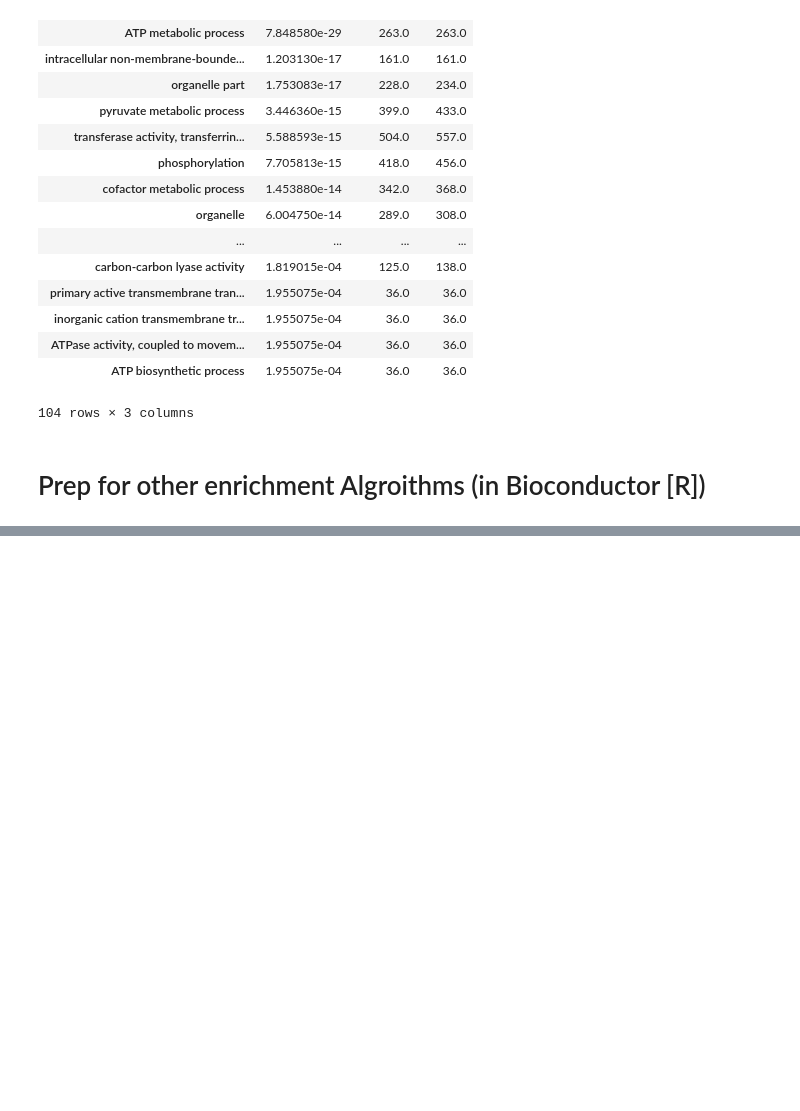
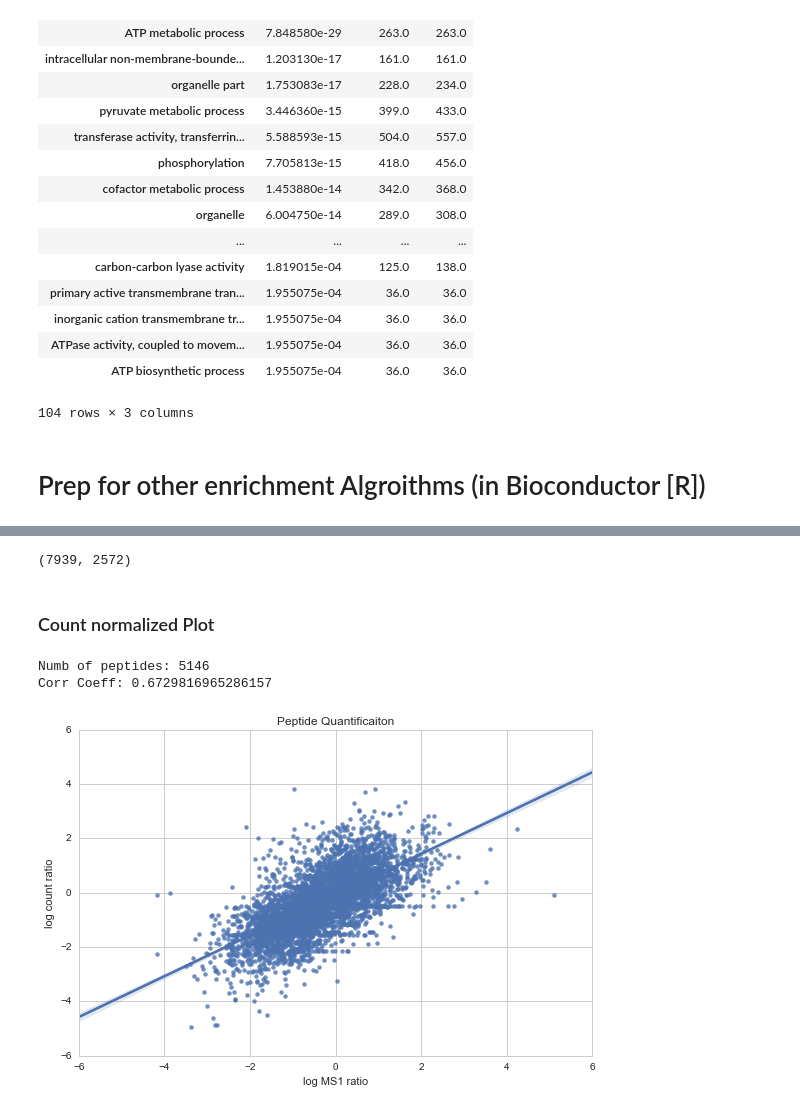
Before and after one commit to mmayers12/n15_mice, a Jupyter notebook: ipynbs/loci-analysis-from-n15-searches.ipynb, the cells around one changed output, grey strips where cells are left out. Saved outputs shown, nothing was run; the diff lists cells and outputs as text; code cells hidden in the pictures; blank space fills up the shorter version.

```diff
--- a/ipynbs/loci-analysis-from-n15-searches.ipynb
+++ b/ipynbs/loci-analysis-from-n15-searches.ipynb
@@ -949,6 +1016,0 @@ def ratio(c, pair):
-# %%
-peps = []
-for x, y in sample_pairs:
-    pair = y['index'].values
-    tmp = peptides.loc[pair].apply(lambda c: ratio(c, pair))
-    peps.append(tmp.to_frame().unstack())
@@ -985,0 +1072,8 @@ plt.ylabel('log count ratio');
+# %%
+totals = peptides.T.unstack().apply(lambda c: c.sum())
+
+conversion_fact = dict()
+for pair in pairs:
+    conversion_fact[pair[1]] = totals.loc[pair[0], 'counts'] / totals.loc[pair[1], 'counts']
+
+conversion_fact
@@ -985,0 +1095,23 @@ plt.ylabel('log count ratio');
+# %%
+tst = peptides.T.unstack()
+for samp, fact in conversion_fact.items():
+    tst.loc[:, pd.IndexSlice[samp, 'counts']] = tst.loc[:, pd.IndexSlice[samp, 'counts']]*fact
+
+peptides = tst.stack().T
+# %%
+peps = []
+for pair in pairs:
+    tmp = peptides.loc[pair, pd.IndexSlice[:, ['counts', 'back_calc']]].apply(lambda c: c.iloc[0]/c.iloc[1])
+    tmp = tmp.to_frame().unstack()
+    tmp.columns = tmp.columns.droplevel()
+
+    tmp1 = peptides.loc[pair, pd.IndexSlice[:, ['ratio', 'reg_fact']]].apply(lambda c: c.iloc[0])
+    tmp1 = tmp1.to_frame().unstack()
+    tmp1.columns = tmp1.columns.droplevel()
+
+    tmp[tmp1.columns] = tmp1[tmp1.columns]
+
+    peps.append(tmp)
+
+peps = pd.concat(peps).replace(np.inf, np.nan).replace(-1*np.inf, np.nan).dropna()
+peps.head(10)
@@ -986,3 +1130,21 @@ plt.ylabel('log count ratio');
+# %%
+len(list(peps.index)), len(set(peps.index))
+# %% [output]
+(7939, 2572)
+# %% [markdown]
+### Count normalized Plot
+# %%
+quant_both = peps.query('reg_fact != 0 and counts != 0')
+print('Numb of peptides: {}'.format(len(quant_both)))
+print('Corr Coeff: {}'.format(scipy.corrcoef(np.log(quant_both['ratio']), np.log(quant_both['counts']))[0][1]))
+sns.regplot(np.log(quant_both['ratio']), np.log(quant_both['counts']))
+plt.title('Peptide Quantificaiton')
+plt.xlabel('log MS1 ratio')
+plt.ylabel('log count ratio');
+# %% [output]
+Numb of peptides: 5146
+Corr Coeff: 0.6729816965286157
+[figure, added]
 # %%
 proteins = defaultdict(dict)
 for locus in grouped_loci:
```
Also changed, not shown: parts of 58 cells of this notebook, 1 other file.
